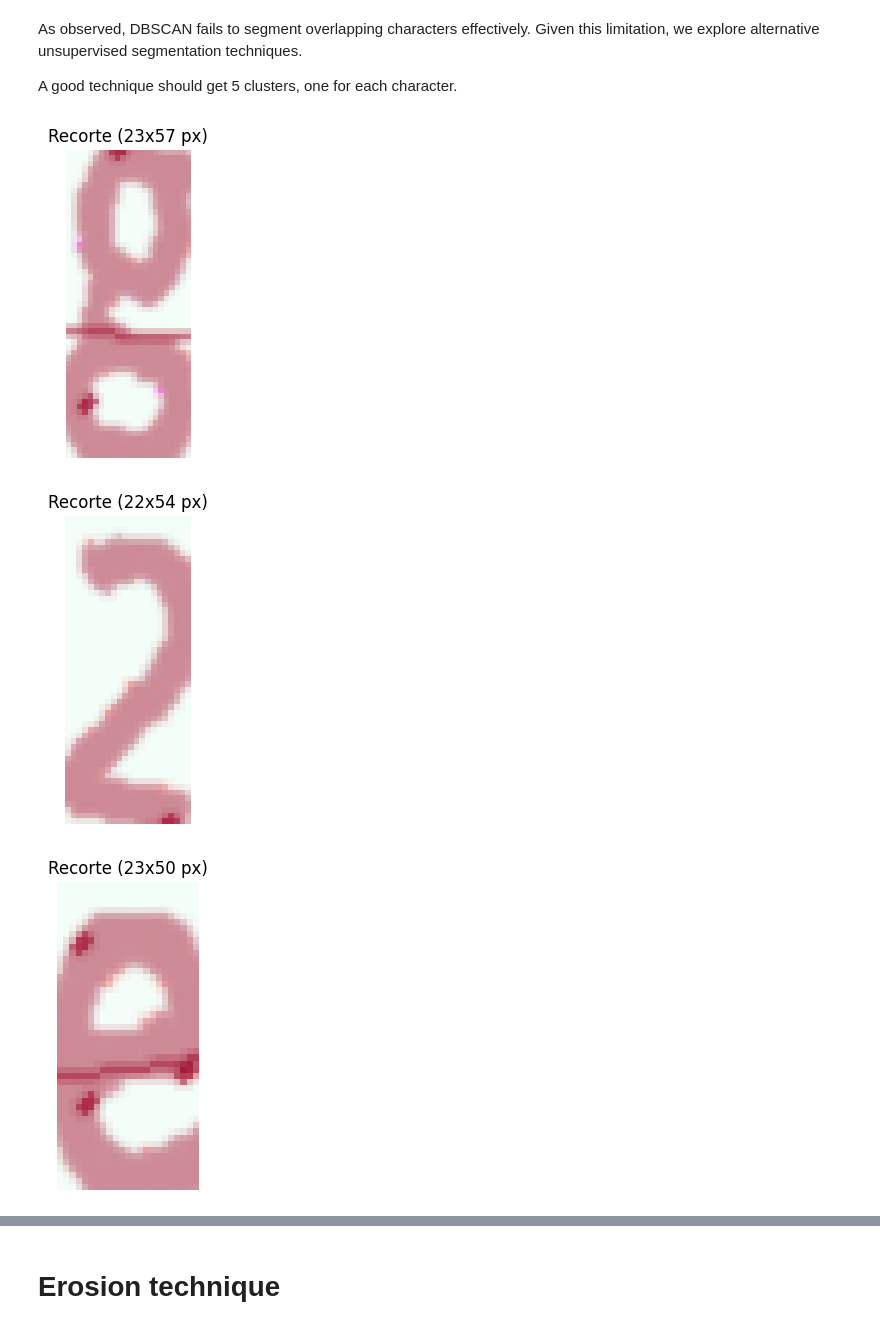
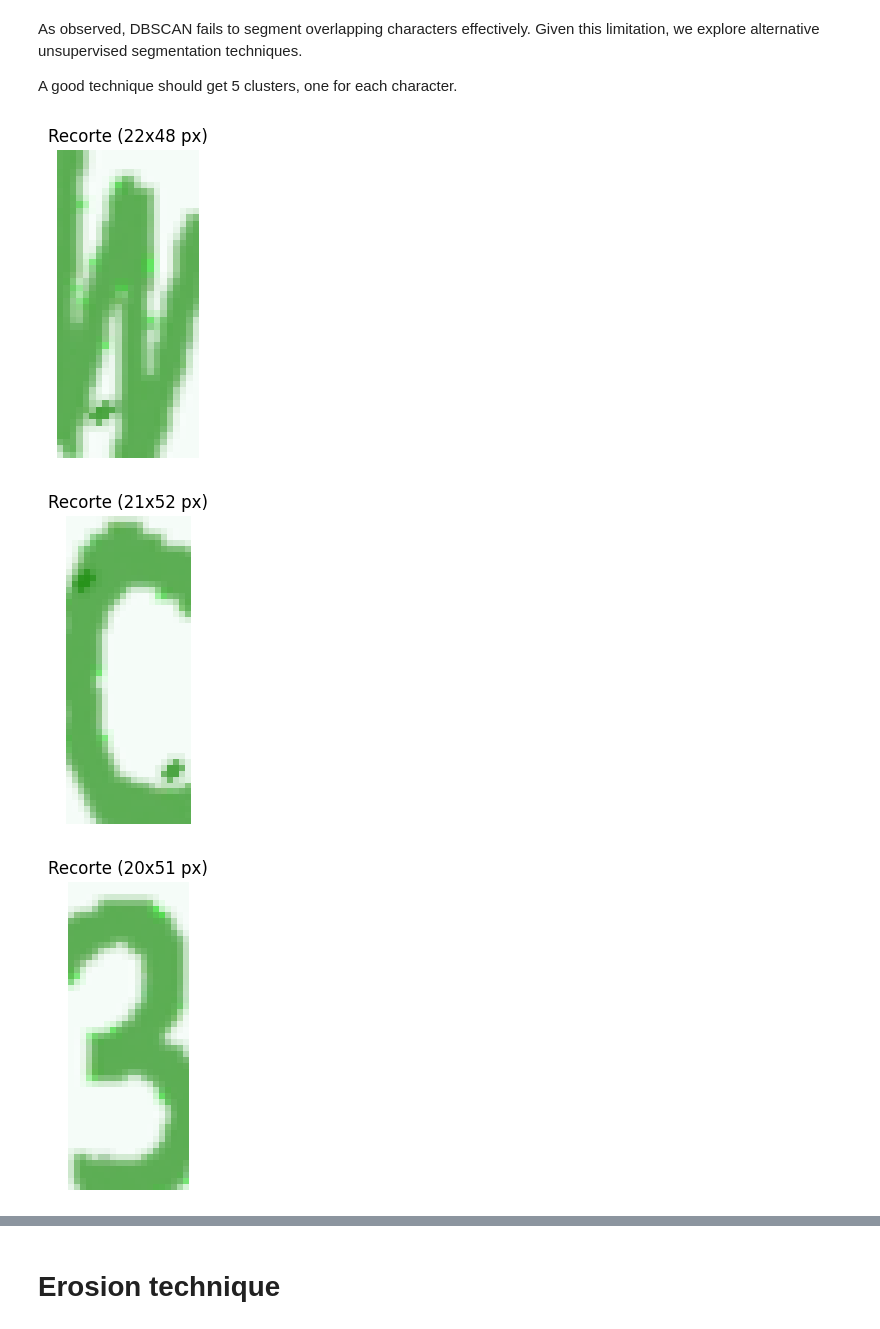
Before and after one commit to hombrefrustrado/captcha-solver-DL, a Jupyter notebook: computer_vision_proves.ipynb, the cells around one changed output, grey strips where cells are left out. Cells and saved outputs as stored; diff of their text form; code cells hidden in the pictures.

```diff
--- a/computer_vision_proves.ipynb
+++ b/computer_vision_proves.ipynb
@@ -297,9 +300,10 @@ def calcular_clusters_recortar_imagen(imagen,getImage=True):
     n_ruido = list(labels).count(-1)
 
     boxs = calc_box(puntos_muestra, labels)
-    for l, p in boxs.items():
-        min_x, min_y, max_x, max_y = p.box
-        recortar_y_mostrar(imagen, min_x, min_y, max_x, max_y)
+    if getImage:
+        for l, p in boxs.items():
+            min_x, min_y, max_x, max_y = p.box
+            recortar_y_mostrar(imagen, min_x, min_y, max_x, max_y)
     alto, ancho = img_hsv.shape[:2]
     canvas = np.zeros((alto, ancho), dtype=np.int32)
 
@@ -314,8 +318,14 @@ def calcular_clusters_recortar_imagen(imagen,getImage=True):
         plt.show()
     return puntos_muestra, labels
 # %%
-puntos_muestra, labels = calcular_clusters_recortar_imagen(getImage(files[0]))
+i = 100
+n_clusters = 0
+while n_clusters != 5:
+    puntos_muestra, labels = calcular_clusters_recortar_imagen(getImage(files[i]),getImage=False)
+    n_clusters = len(set(labels)) - (1 if -1 in labels else 0)
+    i += 1
+_ = calcular_clusters_recortar_imagen(getImage(files[i-1]), getImage=True)
 # %% [output]
-[figure, old version]
+[figure, new version]
-[figure, old version]
+[figure, new version]
-[figure, old version]
+[figure, new version]
```
Also changed, not shown: parts of 9 cells of this notebook, 28 other files.
